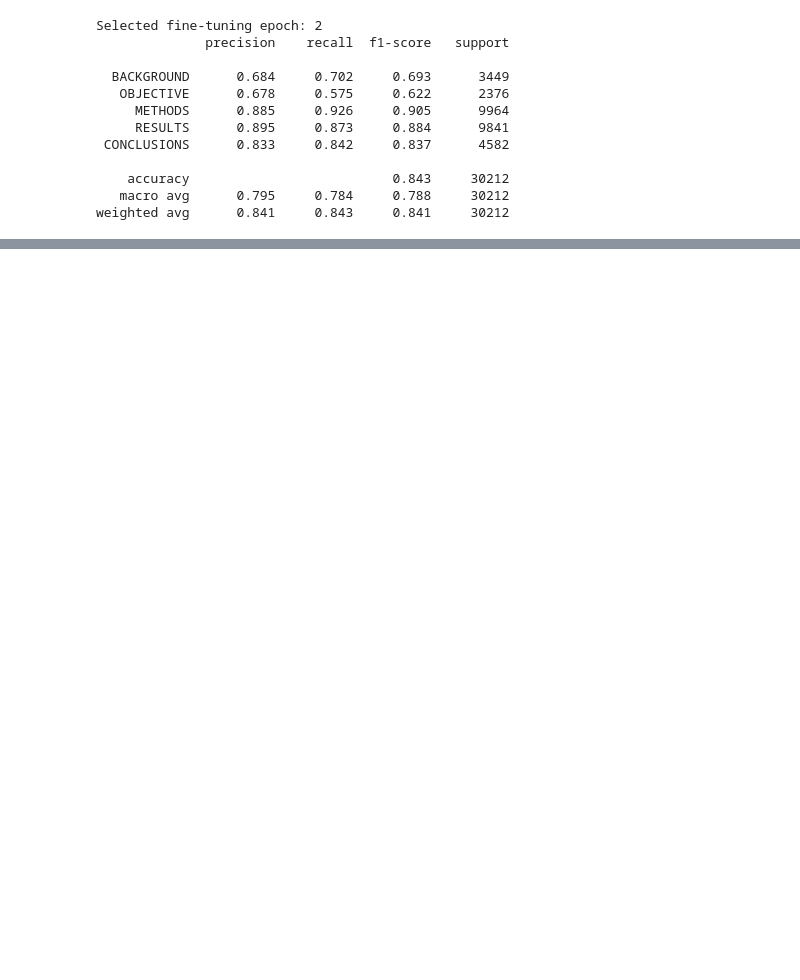
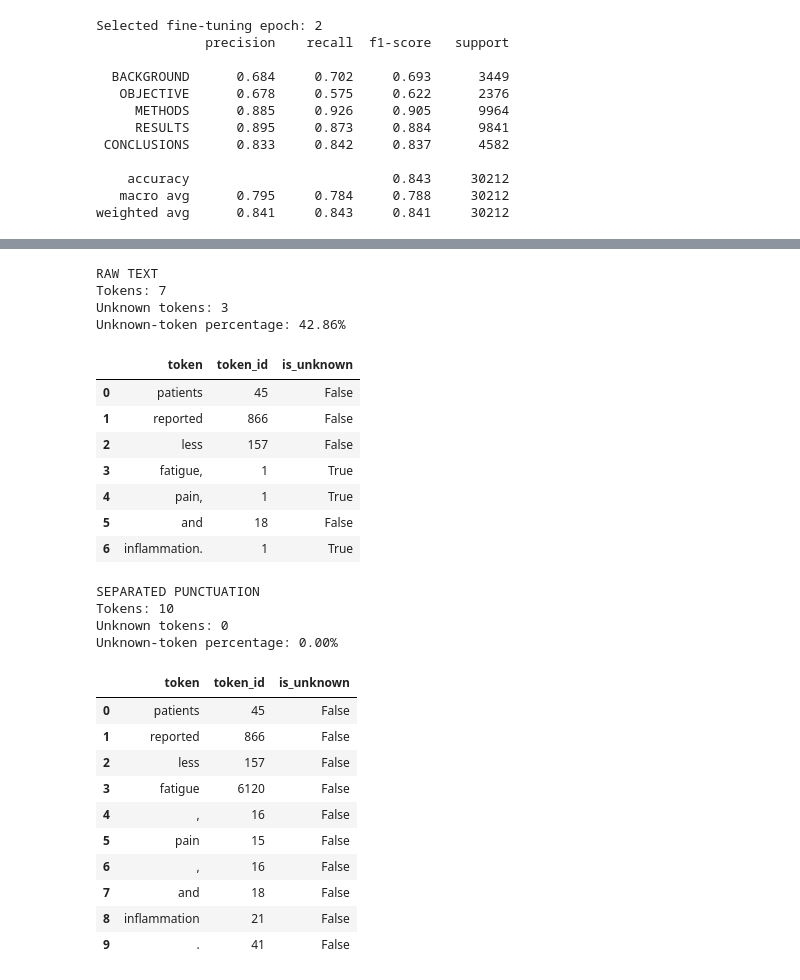
Before and after one commit to johramoosa/pubmed-abstract-classifier, a Jupyter notebook: 01_pubmed_rct_data_exploration.ipynb, the cells around one changed output, grey strips where cells are left out. Drawn from its saved outputs; the diff is of its cells as text; code cells hidden in the pictures; blank space fills up the shorter version.

```diff
--- a/01_pubmed_rct_data_exploration.ipynb
+++ b/01_pubmed_rct_data_exploration.ipynb
@@ -365,7 +417,7 @@ print(validation_df["label"])
 err_count = 0
 methods_count = 0
 for i in range (0, len(validation_df)):
-  if (validation_predictions[i]!=validation_df["label"].iloc[i]):
+  if (majority_predictions[i]!=validation_df["label"].iloc[i]):
     err_count = err_count + 1
   if(validation_df["label"].iloc[i]=='METHODS'):
     methods_count = methods_count+1
@@ -2638,0 +4012,70 @@ weighted avg      0.841     0.843     0.841     30212
+# %%
+def inspect_tokenization(sentence):
+    """Show which input tokens are known to the saved vocabulary."""
+    tokens = sentence.lower().split()
+
+    token_ids = [
+        final_vocab.get(token, final_vocab["<UNK>"])
+        for token in tokens
+    ]
+
+    inspection = pd.DataFrame({
+        "token": tokens,
+        "token_id": token_ids,
+        "is_unknown": [
+            token not in final_vocab for token in tokens
+        ],
+    })
+
+    unknown_count = int(inspection["is_unknown"].sum())
+    token_count = len(tokens)
+
+    print(f"Tokens: {token_count}")
+    print(f"Unknown tokens: {unknown_count}")
+
+    if token_count:
+        print(f"Unknown-token percentage: {unknown_count / token_count:.2%}")
+
+    return inspection
+# %%
+raw_sentence = (
+    "Patients reported less fatigue, pain, and inflammation."
+)
+
+spaced_sentence = (
+    "Patients reported less fatigue , pain , and inflammation ."
+)
+
+print("RAW TEXT")
+display(inspect_tokenization(raw_sentence))
+
+print("\nSEPARATED PUNCTUATION")
+display(inspect_tokenization(spaced_sentence))
+# %% [output]
+RAW TEXT
+Tokens: 7
+Unknown tokens: 3
+Unknown-token percentage: 42.86%
+|  | token | token_id | is_unknown |
+| 0 | patients | 45 | False |
+| 1 | reported | 866 | False |
+| 2 | less | 157 | False |
+| 3 | fatigue, | 1 | True |
+| 4 | pain, | 1 | True |
+| 5 | and | 18 | False |
+| 6 | inflammation. | 1 | True |
+SEPARATED PUNCTUATION
+Tokens: 10
+Unknown tokens: 0
+Unknown-token percentage: 0.00%
+|  | token | token_id | is_unknown |
+| 0 | patients | 45 | False |
+| 1 | reported | 866 | False |
+| 2 | less | 157 | False |
+| 3 | fatigue | 6120 | False |
+| 4 | , | 16 | False |
+| 5 | pain | 15 | False |
+| 6 | , | 16 | False |
+| 7 | and | 18 | False |
+| 8 | inflammation | 21 | False |
+| 9 | . | 41 | False |
```
Also changed, not shown: parts of 80 cells of this notebook.
